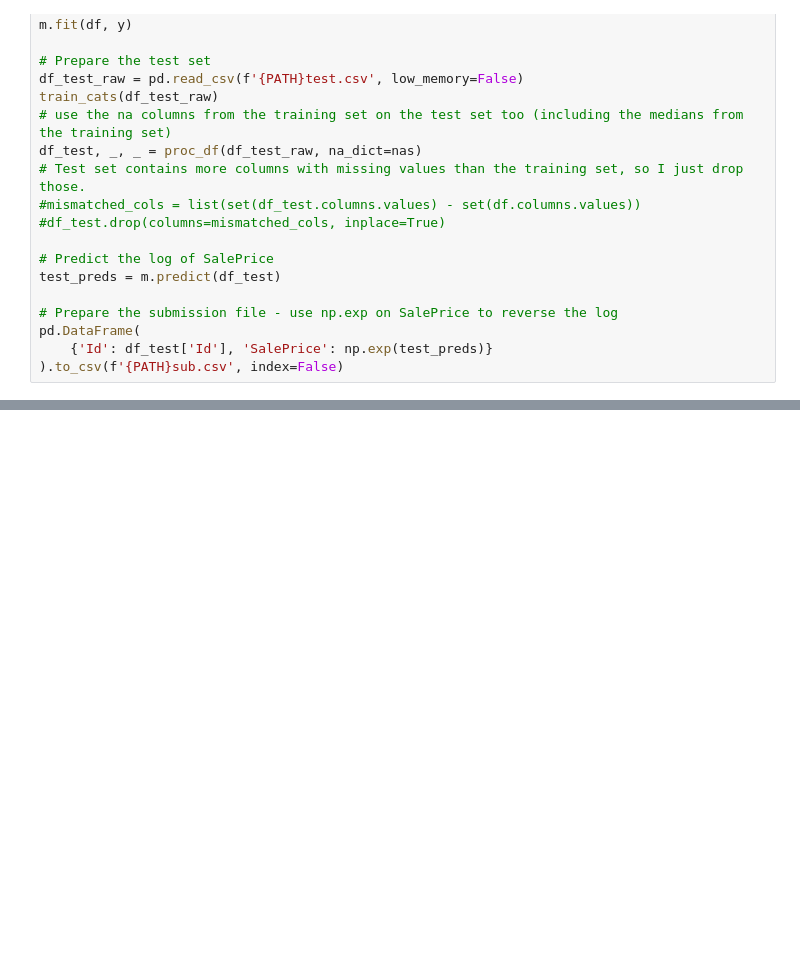
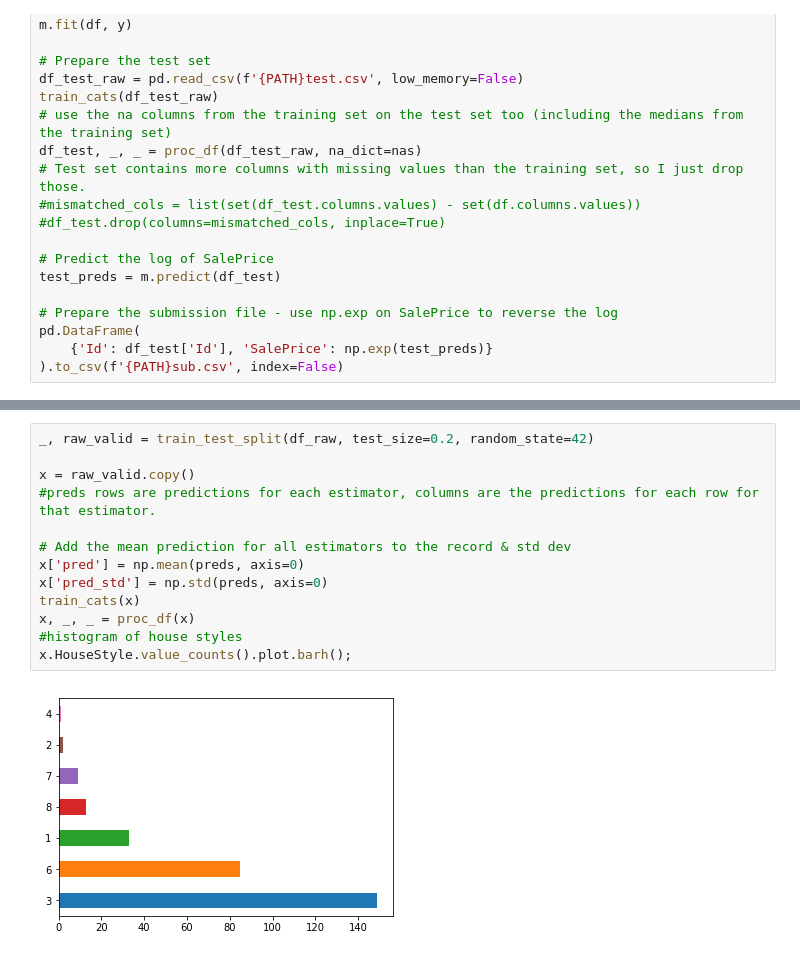
Before and after one commit to monkey-codes/notebooks, a Jupyter notebook: kaggle/house-prices/house_prices.ipynb, the cells around one changed output, grey strips where cells are left out. Cells and saved outputs as stored; diff of their text form; blank space fills up the shorter version.

```diff
--- a/kaggle/house-prices/house_prices.ipynb
+++ b/kaggle/house-prices/house_prices.ipynb
@@ -173,0 +189,15 @@ pd.DataFrame(
+# %%
+_, raw_valid = train_test_split(df_raw, test_size=0.2, random_state=42)
+
+x = raw_valid.copy()
+#preds rows are predictions for each estimator, columns are the predictions for each row for that estimator.
+
+# Add the mean prediction for all estimators to the record & std dev
+x['pred'] = np.mean(preds, axis=0)
+x['pred_std'] = np.std(preds, axis=0)
+train_cats(x)
+x, _, _ = proc_df(x)
+#histogram of house styles
+x.HouseStyle.value_counts().plot.barh();
+# %% [output]
+[figure, added]
```
Also changed, not shown: parts of 17 cells of this notebook, 4 other files.
